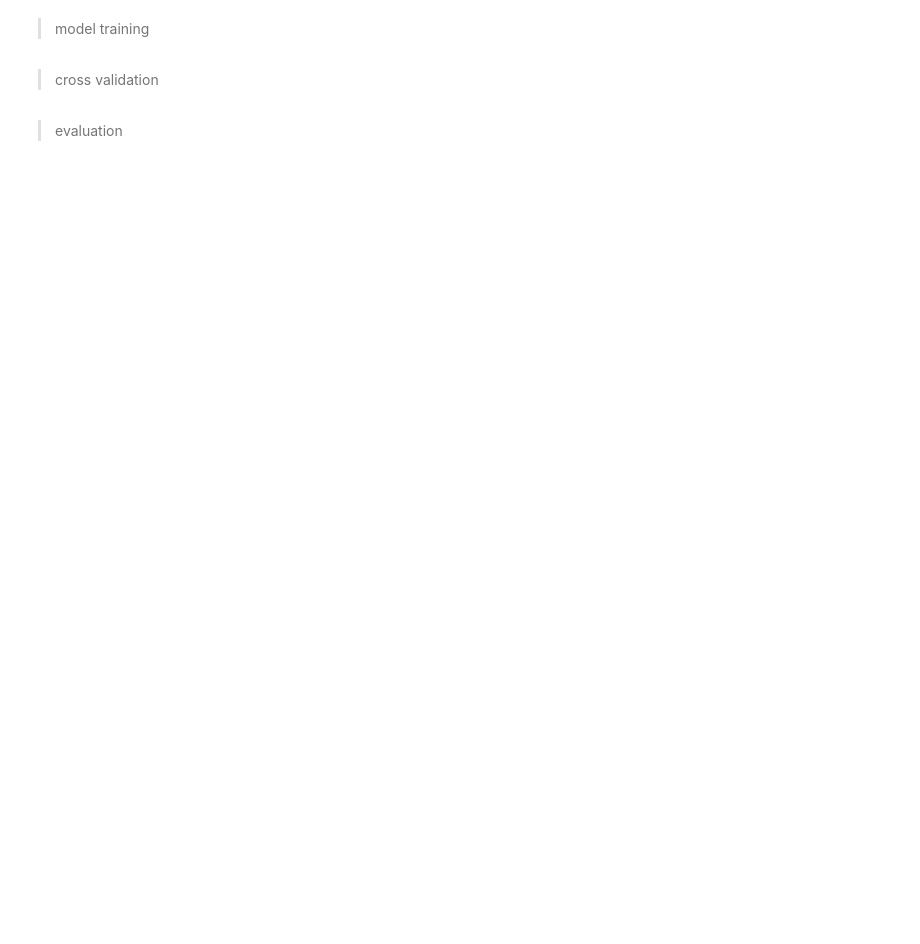
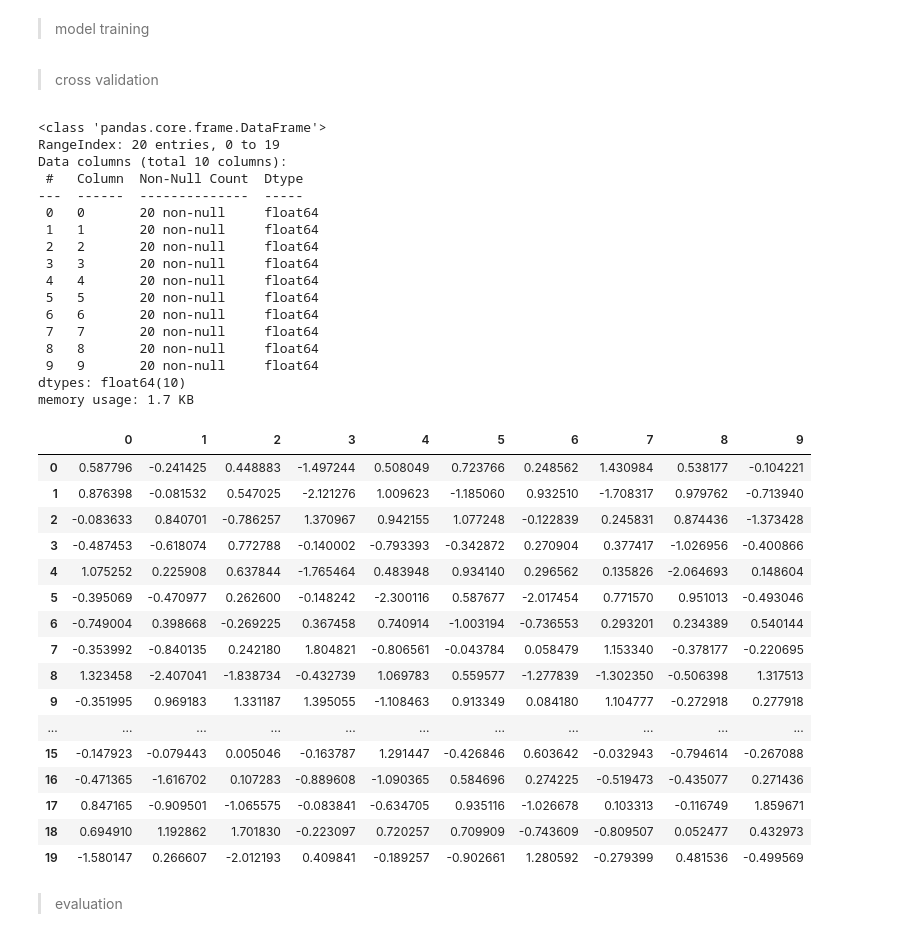
Before and after one commit to krzhck/classification_AI, a Jupyter notebook: classification.ipynb, the cells around one changed output. Drawn from its saved outputs; the diff is of its cells as text; code cells hidden in the pictures; blank space fills up the shorter version.

```diff
--- a/classification.ipynb
+++ b/classification.ipynb
@@ -87,5 +138,45 @@ array([[ 1.22949507e+03, -4.69987148e+02,  1.65370734e+01, ...,
 > model training
 # %% [markdown]
 > cross validation
+# %%
+df = pd.DataFrame(data=np.random.normal(0, 1, (20, 10)))
+df.info()
+df.describe()
+df.head(20)
+# %% [output]
+<class 'pandas.core.frame.DataFrame'>
+RangeIndex: 20 entries, 0 to 19
+Data columns (total 10 columns):
+ #   Column  Non-Null Count  Dtype
+---  ------  --------------  -----
+ 0   0       20 non-null     float64
+ 1   1       20 non-null     float64
+ 2   2       20 non-null     float64
+ 3   3       20 non-null     float64
+ 4   4       20 non-null     float64
+ 5   5       20 non-null     float64
+ 6   6       20 non-null     float64
+ 7   7       20 non-null     float64
+ 8   8       20 non-null     float64
+ 9   9       20 non-null     float64
+dtypes: float64(10)
+memory usage: 1.7 KB
+|  | 0 | 1 | 2 | 3 | 4 | 5 | 6 | 7 | 8 | 9 |
+| 0 | 0.587796 | -0.241425 | 0.448883 | -1.497244 | 0.508049 | 0.723766 | 0.248562 | 1.430984 | 0.538177 | -0.104221 |
+| 1 | 0.876398 | -0.081532 | 0.547025 | -2.121276 | 1.009623 | -1.185060 | 0.932510 | -1.708317 | 0.979762 | -0.713940 |
+| 2 | -0.083633 | 0.840701 | -0.786257 | 1.370967 | 0.942155 | 1.077248 | -0.122839 | 0.245831 | 0.874436 | -1.373428 |
+| 3 | -0.487453 | -0.618074 | 0.772788 | -0.140002 | -0.793393 | -0.342872 | 0.270904 | 0.377417 | -1.026956 | -0.400866 |
+| 4 | 1.075252 | 0.225908 | 0.637844 | -1.765464 | 0.483948 | 0.934140 | 0.296562 | 0.135826 | -2.064693 | 0.148604 |
+| 5 | -0.395069 | -0.470977 | 0.262600 | -0.148242 | -2.300116 | 0.587677 | -2.017454 | 0.771570 | 0.951013 | -0.493046 |
+| 6 | -0.749004 | 0.398668 | -0.269225 | 0.367458 | 0.740914 | -1.003194 | -0.736553 | 0.293201 | 0.234389 | 0.540144 |
+| 7 | -0.353992 | -0.840135 | 0.242180 | 1.804821 | -0.806561 | -0.043784 | 0.058479 | 1.153340 | -0.378177 | -0.220695 |
+| 8 | 1.323458 | -2.407041 | -1.838734 | -0.432739 | 1.069783 | 0.559577 | -1.277839 | -1.302350 | -0.506398 | 1.317513 |
+| 9 | -0.351995 | 0.969183 | 1.331187 | 1.395055 | -1.108463 | 0.913349 | 0.084180 | 1.104777 | -0.272918 | 0.277918 |
+| ... | ... | ... | ... | ... | ... | ... | ... | ... | ... | ... |
+| 15 | -0.147923 | -0.079443 | 0.005046 | -0.163787 | 1.291447 | -0.426846 | 0.603642 | -0.032943 | -0.794614 | -0.267088 |
+| 16 | -0.471365 | -1.616702 | 0.107283 | -0.889608 | -1.090365 | 0.584696 | 0.274225 | -0.519473 | -0.435077 | 0.271436 |
+| 17 | 0.847165 | -0.909501 | -1.065575 | -0.083841 | -0.634705 | 0.935116 | -1.026678 | 0.103313 | -0.116749 | 1.859671 |
+| 18 | 0.694910 | 1.192862 | 1.701830 | -0.223097 | 0.720257 | 0.709909 | -0.743609 | -0.809507 | 0.052477 | 0.432973 |
+| 19 | -1.580147 | 0.266607 | -2.012193 | 0.409841 | -0.189257 | -0.902661 | 1.280592 | -0.279399 | 0.481536 | -0.499569 |
 # %% [markdown]
 > evaluation
```
Also changed, not shown: parts of 5 cells of this notebook, 1 other file.
